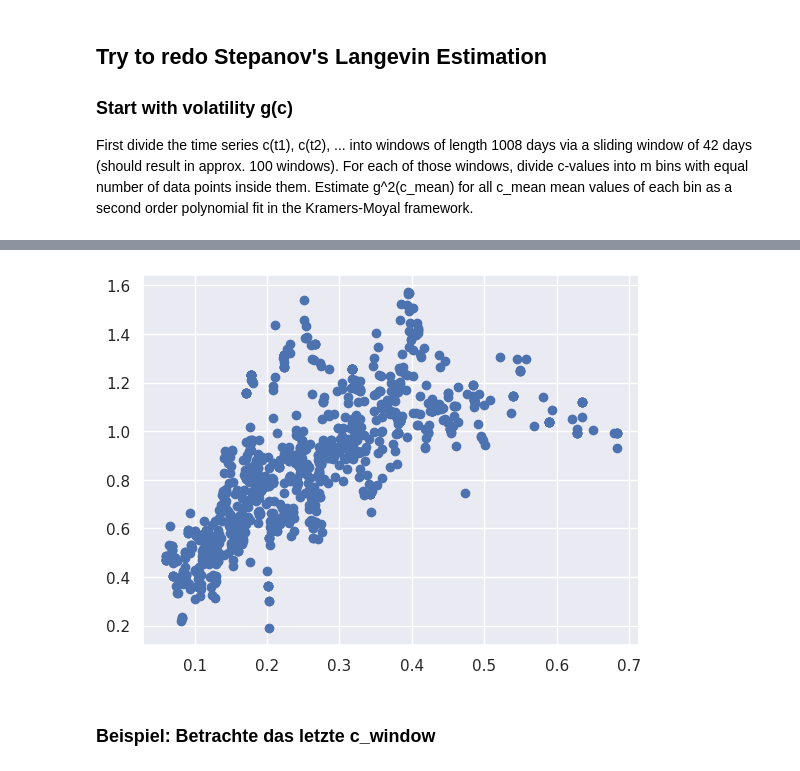
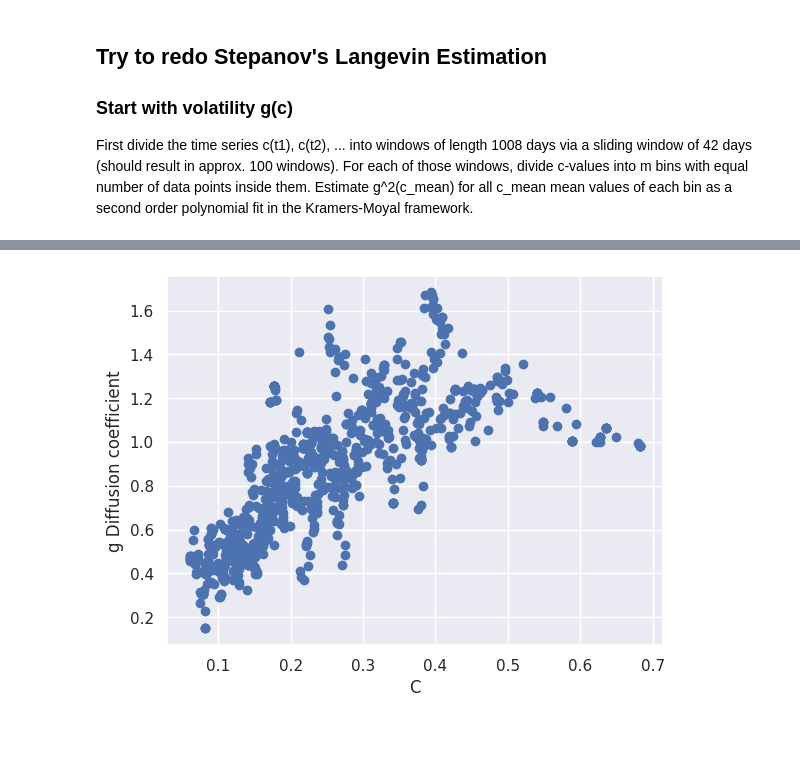
Before and after one commit to TobiasW1891/Finance-Redone, a Jupyter notebook: Compare to Stepanov.ipynb, the cells around one changed output, grey strips where cells are left out. Drawn from its saved outputs; the diff is of its cells as text; code cells hidden in the pictures; blank space fills up the shorter version.

Commit message:
Added drift
Did the same evaluation for the Drift term via Kramers-Moyal and included some ideas on how to test for time dependence in Drift as a function f(c) of the time series realisations of c(t)

```diff
--- a/Compare to Stepanov.ipynb
+++ b/Compare to Stepanov.ipynb
@@ -241,7 +240,7 @@ T = 1000
 Tshift = 42
 numbWindows = 100 # 100
 m = 10 # Number of Bins
-Tau_max = 10 # How many data points for 2nd order polynomial fit
+Tau_max = 5 # How many data points for 2nd order polynomial fit
 # %%
 def create_bins(array, quantiles):
     # input: 1d array of values and quantiles as breakpoints of bins
@@ -265,7 +264,7 @@ def FitBinGsquared(C_With_Bins, I, tau_max):
 
     indices_Ith_bin = indices_Ith_bin[indices_Ith_bin + tau_max < tlength] # else the computation of the difference is out of window range
 
-    fitting_data = np.zeros((tau_max, 2)) # used for polynomial fit
+    fitting_data = np.zeros((tau_max, 3)) # used for polynomial fits
     fitting_data[:,0] = np.arange(1,tau_max+1)
 
     # fill fitting_data array with the mean squared difference for lag delta_tau (delta_tau = 1st column of fitting_data)
@@ -273,18 +272,23 @@ def FitBinGsquared(C_With_Bins, I, tau_max):
         #print(int(delta_tau)-1)
         shifted_indices = (indices_Ith_bin + delta_tau).astype("int") # shift indices to compute mean for various tau values
         fitting_data[int(delta_tau)-1,1] = np.mean((C_With_Bins[indices_Ith_bin,0]  -  C_With_Bins[shifted_indices,0])**2.) / delta_tau
+        fitting_data[int(delta_tau)-1,2] = np.mean(( C_With_Bins[shifted_indices,0]- C_With_Bins[indices_Ith_bin,0])) / delta_tau # linear fit for drift
+
 
     #print(fitting_data)
 
     # 2nd order polynomial model
     model2nd = np.poly1d(np.polyfit(fitting_data[:,0], fitting_data[:,1], 2))
+    modelDrift = np.poly1d(np.polyfit(fitting_data[:,0], fitting_data[:,1], 2))
+    print(modelDrift)
     #print(model2nd)
     gsquared_estimate = model2nd(0)
-
-    return(np.array([mean_Ith, gsquared_estimate]))
+    drift_estimate = modelDrift(0)
+    return(np.array([mean_Ith, gsquared_estimate, drift_estimate]))
 # %%
 MeanCList = list()
-GSquaredList = list()
+GSquaredList = list() # Diffusion
+FList = list()  # Drift
 # %%
 C = DF["Correlation"].to_numpy()
 C = C[15:] # remove NaNs at beginning
@@ -295,8 +299,9 @@ for i in range(numbWindows):
     C_Windows[i,:] = c_window
     Quantiles = np.quantile(c_window, np.arange(0.1,0.91,0.1)) - 0.00001
 
-    for i in range(10):
+    for j in range(10):
         Binning = create_bins(c_window, Quantiles)
-        FitResult = FitBinGsquared(Binning, i, Tau_max)
+        FitResult = FitBinGsquared(Binning, j, Tau_max)
         MeanCList.append(FitResult[0])
         GSquaredList.append(FitResult[1])
+        FList.append(FitResult[2])
@@ -303,7 +326,7 @@ for i in range(numbWindows):
 # %%
 plt.scatter(MeanCList, np.sqrt(GSquaredList)*10**2)
+plt.xlabel("C")
+plt.ylabel("g Diffusion coefficient")
 plt.show()
 # %% [output]
-[figure, old version]
+[figure, new version]
-# %% [markdown]
-### Beispiel: Betrachte das letzte c_window
```
Also changed, not shown: parts of 22 cells of this notebook.
